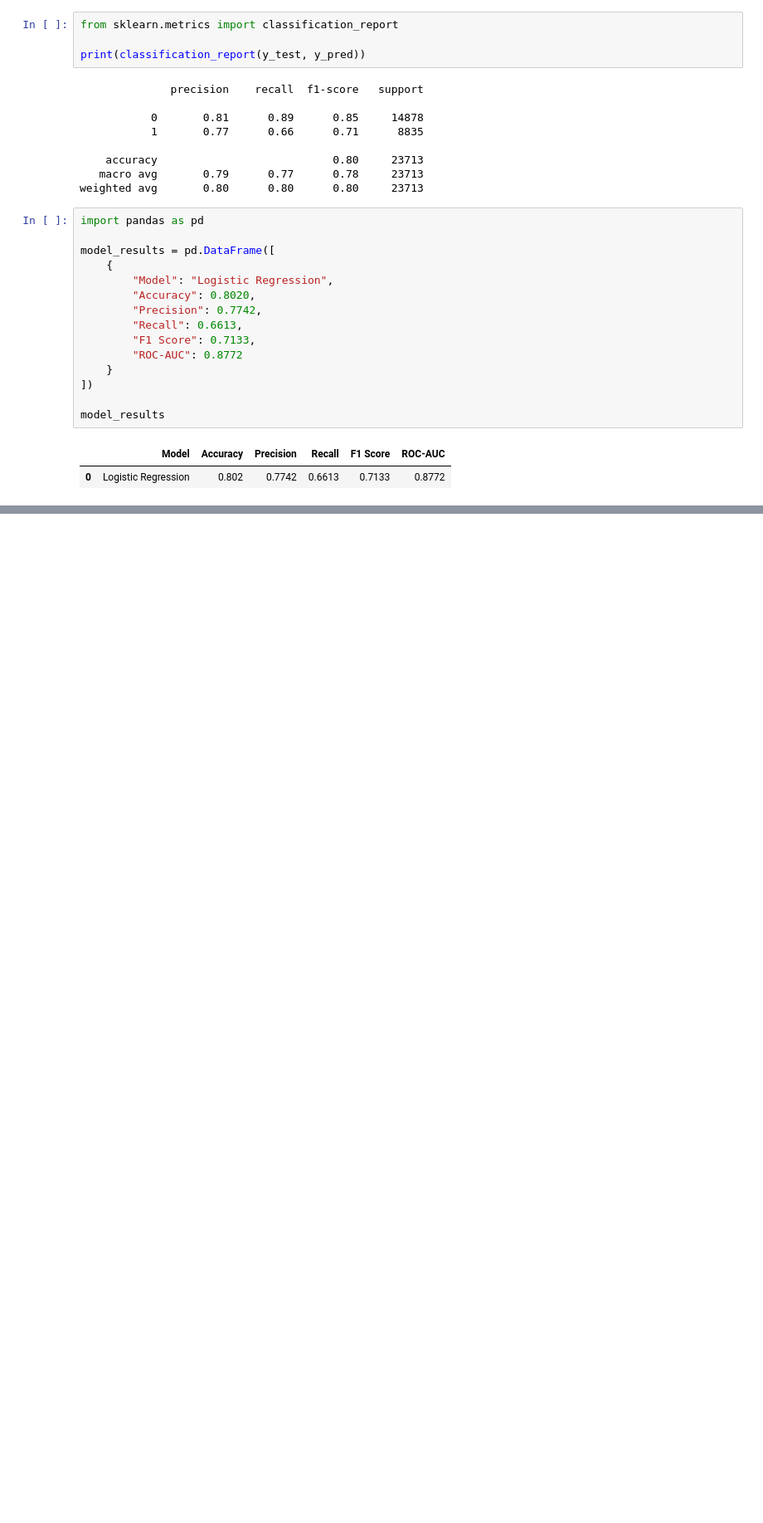
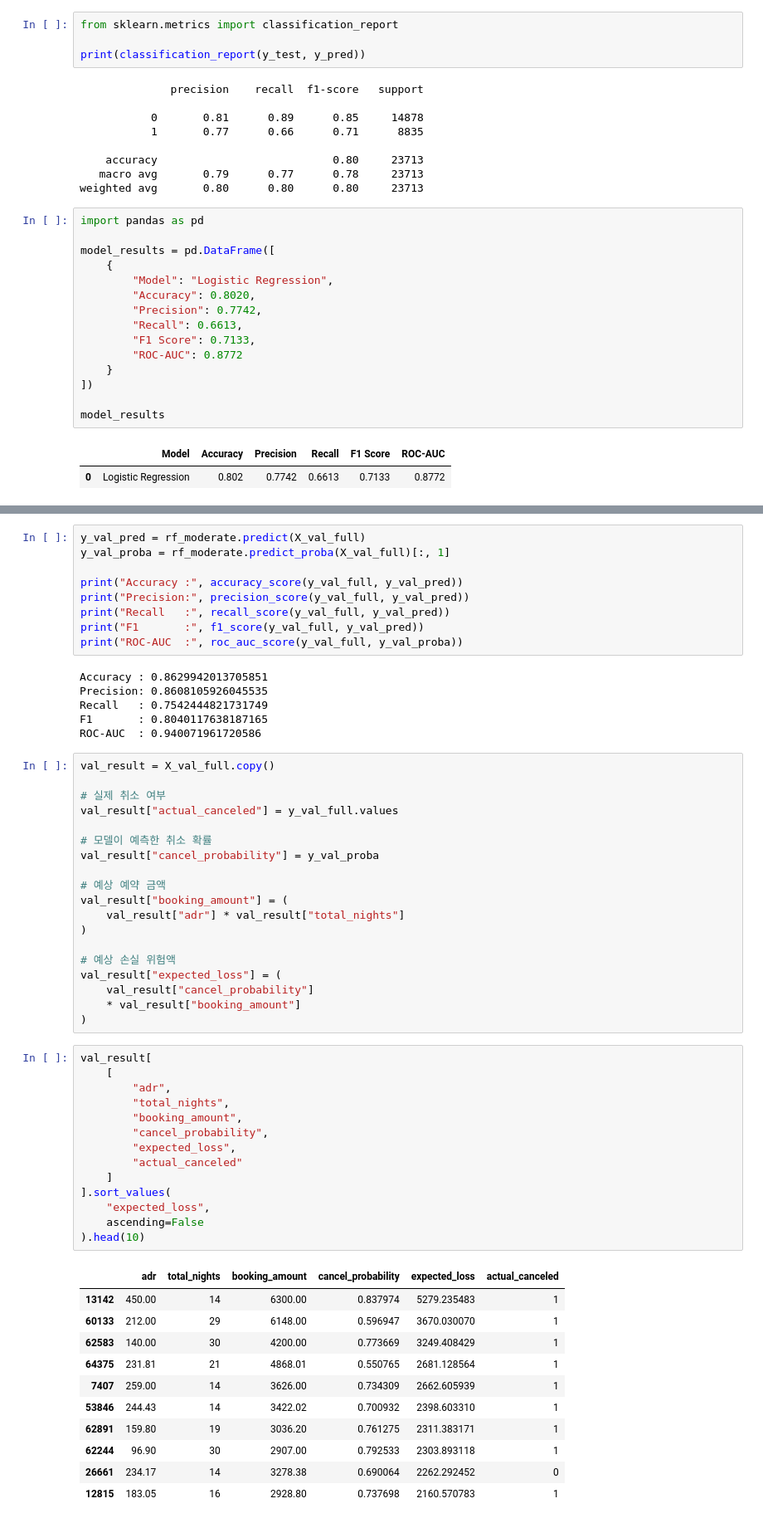
Before and after one commit to mseon94/Machine-Learning-PRJ, a Jupyter notebook: hotel_ml.ipynb, the cells around one changed output, grey strips where cells are left out. Shown at 83% size. Saved outputs shown, nothing was run; the diff lists cells and outputs as text; blank space fills up the shorter version.

```diff
--- a/hotel_ml.ipynb
+++ b/hotel_ml.ipynb
@@ -609,0 +1120,60 @@ model_results.to_csv(
+# %%
+y_val_pred = rf_moderate.predict(X_val_full)
+y_val_proba = rf_moderate.predict_proba(X_val_full)[:, 1]
+
+print("Accuracy :", accuracy_score(y_val_full, y_val_pred))
+print("Precision:", precision_score(y_val_full, y_val_pred))
+print("Recall   :", recall_score(y_val_full, y_val_pred))
+print("F1       :", f1_score(y_val_full, y_val_pred))
+print("ROC-AUC  :", roc_auc_score(y_val_full, y_val_proba))
+# %% [output]
+Accuracy : 0.8629942013705851
+Precision: 0.8608105926045535
+Recall   : 0.7542444821731749
+F1       : 0.8040117638187165
+ROC-AUC  : 0.940071961720586
+# %%
+val_result = X_val_full.copy()
+
+# 실제 취소 여부
+val_result["actual_canceled"] = y_val_full.values
+
+# 모델이 예측한 취소 확률
+val_result["cancel_probability"] = y_val_proba
+
+# 예상 예약 금액
+val_result["booking_amount"] = (
+    val_result["adr"] * val_result["total_nights"]
+)
+
+# 예상 손실 위험액
+val_result["expected_loss"] = (
+    val_result["cancel_probability"]
+    * val_result["booking_amount"]
+)
+# %%
+val_result[
+    [
+        "adr",
+        "total_nights",
+        "booking_amount",
+        "cancel_probability",
+        "expected_loss",
+        "actual_canceled"
+    ]
+].sort_values(
+    "expected_loss",
+    ascending=False
+).head(10)
+# %% [output]
+|  | adr | total_nights | booking_amount | cancel_probability | expected_loss | actual_canceled |
+| 13142 | 450.00 | 14 | 6300.00 | 0.837974 | 5279.235483 | 1 |
+| 60133 | 212.00 | 29 | 6148.00 | 0.596947 | 3670.030070 | 1 |
+| 62583 | 140.00 | 30 | 4200.00 | 0.773669 | 3249.408429 | 1 |
+| 64375 | 231.81 | 21 | 4868.01 | 0.550765 | 2681.128564 | 1 |
+| 7407 | 259.00 | 14 | 3626.00 | 0.734309 | 2662.605939 | 1 |
+| 53846 | 244.43 | 14 | 3422.02 | 0.700932 | 2398.603310 | 1 |
+| 62891 | 159.80 | 19 | 3036.20 | 0.761275 | 2311.383171 | 1 |
+| 62244 | 96.90 | 30 | 2907.00 | 0.792533 | 2303.893118 | 1 |
+| 26661 | 234.17 | 14 | 3278.38 | 0.690064 | 2262.292452 | 0 |
+| 12815 | 183.05 | 16 | 2928.80 | 0.737698 | 2160.570783 | 1 |
```
Also changed, not shown: parts of 43 cells of this notebook, 3 other files.
